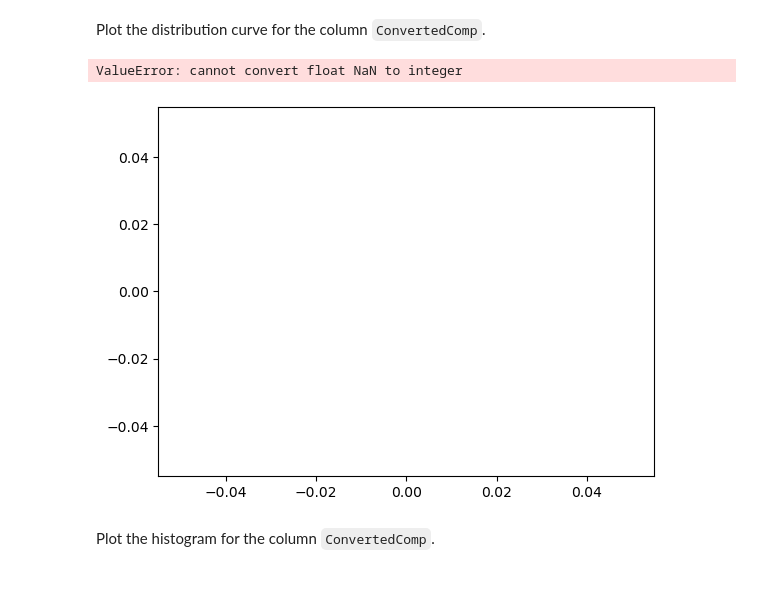
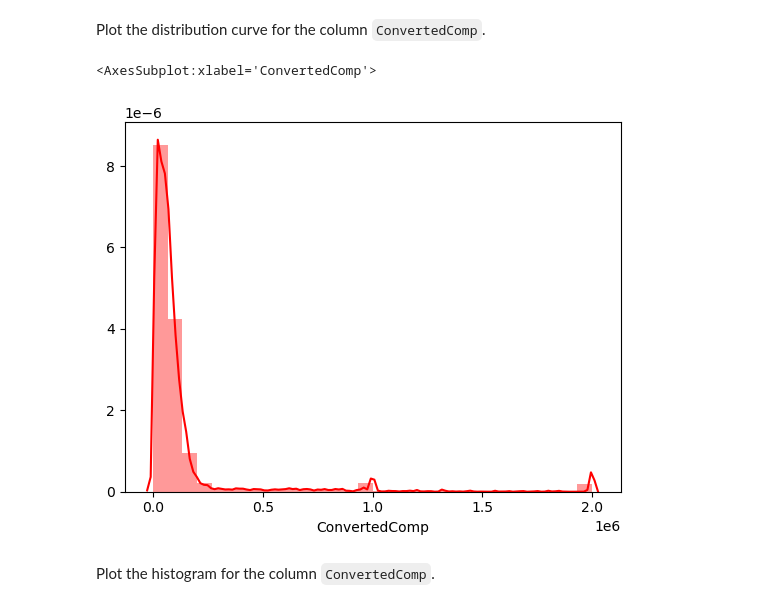
Before and after one commit to vcpreetham/vcpreetham, a Jupyter notebook: M3ExploratoryDataAnalysis-lab_Assignment_file.ipynb, the cells around one changed output. Saved outputs shown, nothing was run; the diff lists cells and outputs as text; code cells hidden in the pictures.

```diff
--- a/M3ExploratoryDataAnalysis-lab_Assignment_file.ipynb
+++ b/M3ExploratoryDataAnalysis-lab_Assignment_file.ipynb
@@ -50,10 +50,10 @@ This assumes 12 working months and 50 working weeks.
 Plot the distribution curve for the column `ConvertedComp`.
 # %%
 # your code goes here
-sns.distplot(df['ConvertedComp'], kde = True)
+sns.distplot(df['ConvertedComp'], kde = True, color='red', bins=30)
 # %% [output]
-ValueError: cannot convert float NaN to integer
+<AxesSubplot:xlabel='ConvertedComp'>
-[figure, old version]
+[figure, new version]
 # %% [markdown]
 Plot the histogram for the column `ConvertedComp`.
 # %%
```
